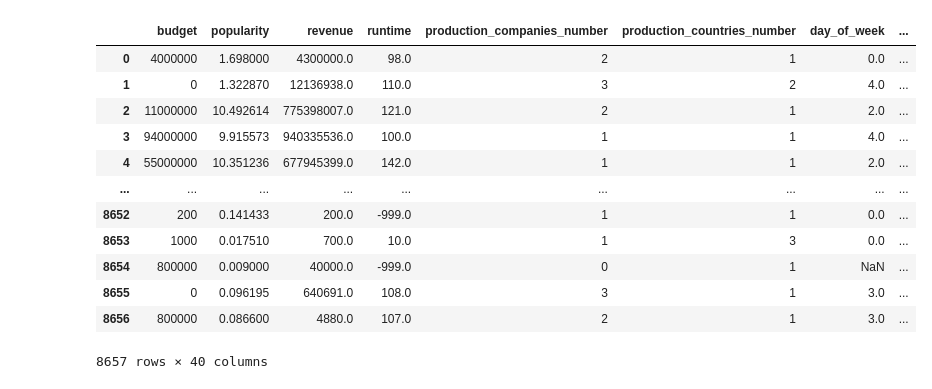
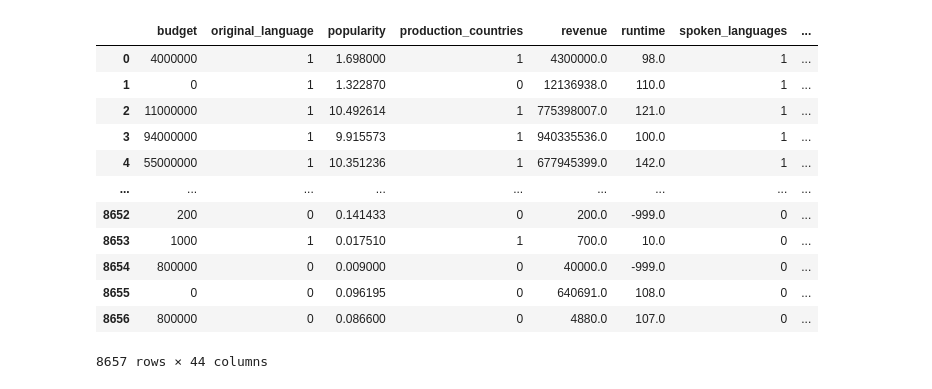
Before and after one commit to scienclick/pde_cap_mrp_zagros, a Jupyter notebook: notebooks/main_notebook.ipynb, the cells around one changed output. Saved outputs shown, nothing was run; the diff lists cells and outputs as text; code cells hidden in the pictures.

```diff
--- a/notebooks/main_notebook.ipynb
+++ b/notebooks/main_notebook.ipynb
@@ -79,7 +79,7 @@ df=    (#1- major cleanups
         .assign(revenue=lambda df_:df_.revenue.replace(0,np.NAN),
             genres=lambda df_:df_.genres.fillna("none"),
             runtime=lambda df_:df_.runtime.fillna(-999),
-            original_language=lambda df_:df_.original_language.fillna("none"),
+            # original_language=lambda df_:df_.original_language.fillna("none"),
             day_of_week_temp=lambda df_:pd.to_datetime(df_.release_date,dayfirst=True),
             day_of_week=lambda f_:f_.day_of_week_temp.apply( lambda d:d.weekday()),
             year=lambda df_:pd.to_datetime(df_.release_date,dayfirst=True).dt.year,
@@ -88,6 +88,9 @@ df=    (#1- major cleanups
             sin_month=lambda df_:(np.sin(2*np.pi*(df_.month-1)/12)).fillna(-999),
             cos_month=lambda df_:(np.cos(2*np.pi*(df_.month-1)/12)).fillna(-999),
             popularity=lambda df_:df_.popularity.apply(lambda x:x.replace(",","")).astype("float") ,
+            original_language=lambda df_:df_.original_language.apply(lambda x:1 if x=="en" else 0),
+            production_countries=lambda df_:df_.production_countries.apply(lambda x:1 if x=="United States of America" else 0),
+            spoken_languages=lambda df_:df_.spoken_languages.apply(lambda x:1 if x=="English" else 0),
 
             )
 
@@ -98,7 +101,7 @@ df=    (#1- major cleanups
                                 prep_data(df_.genres)],axis=1))
         .drop(columns=["imdb_id","original_title",
                     "overview","status","tagline","title","vote_average","vote_count",
-                    "production_companies",	"production_countries","spoken_languages","release_date","day_of_week_temp"])
+                    "production_companies","release_date","day_of_week_temp"])
 
     )
 actors_df=(#2- extracting actor_weights
@@ -143,48 +146,48 @@ data_awards_cleaned=(
                 won_cumsum = lambda df_: df_.groupby("director_name")["won"].transform(pd.Series.cumsum),
                 )
             .set_index(["director_name","year"])
 )
 
 
 def fame_func(director,dt_,stat=0):
 
     try:
         if stat==0:
             return data_awards_cleaned.loc[director][data_awards_cleaned.loc[director].index<=dt_].tail(1).nominated_cumsum.values[0]
         else:
             return data_awards_cleaned.loc[director][data_awards_cleaned.loc[director].index<=dt_].tail(1).won_cumsum.values[0]
 
     except:
         return np.NaN
 
 df=(
     df
     .merge(actors_df,on=['id'],how="left")
     .merge(director_df,on=['id'],how="left")
-    .drop(columns=["id","genres","original_language","spoken_languages_number"] )
+    .drop(columns=["id","genres","spoken_languages_number"] )
 ).assign(
     fame_nominated= lambda df_:df_.apply(lambda df_:fame_func(df_.director_name,df_.year),axis=1),
     fame_won= lambda df_:df_.apply(lambda df_:fame_func(df_.director_name,df_.year,stat=1),axis=1)
 
-).drop(columns=["director_name","fiction","month","year"] )
+).drop(columns=["director_name","fiction","year"] )
 
 
 df_nulls=df.replace(-999,np.NAN)
 df
 # %% [output]
-|  | budget | popularity | revenue | runtime | production_companies_number | production_countries_number | day_of_week | ... |
-| 0 | 4000000 | 1.698000 | 4300000.0 | 98.0 | 2 | 1 | 0.0 | ... |
-| 1 | 0 | 1.322870 | 12136938.0 | 110.0 | 3 | 2 | 4.0 | ... |
-| 2 | 11000000 | 10.492614 | 775398007.0 | 121.0 | 2 | 1 | 2.0 | ... |
-| 3 | 94000000 | 9.915573 | 940335536.0 | 100.0 | 1 | 1 | 4.0 | ... |
-| 4 | 55000000 | 10.351236 | 677945399.0 | 142.0 | 1 | 1 | 2.0 | ... |
+|  | budget | original_language | popularity | production_countries | revenue | runtime | spoken_languages | ... |
+| 0 | 4000000 | 1 | 1.698000 | 1 | 4300000.0 | 98.0 | 1 | ... |
+| 1 | 0 | 1 | 1.322870 | 0 | 12136938.0 | 110.0 | 1 | ... |
+| 2 | 11000000 | 1 | 10.492614 | 1 | 775398007.0 | 121.0 | 1 | ... |
+| 3 | 94000000 | 1 | 9.915573 | 1 | 940335536.0 | 100.0 | 1 | ... |
+| 4 | 55000000 | 1 | 10.351236 | 1 | 677945399.0 | 142.0 | 1 | ... |
 | ... | ... | ... | ... | ... | ... | ... | ... | ... |
-| 8652 | 200 | 0.141433 | 200.0 | -999.0 | 1 | 1 | 0.0 | ... |
-| 8653 | 1000 | 0.017510 | 700.0 | 10.0 | 1 | 3 | 0.0 | ... |
-| 8654 | 800000 | 0.009000 | 40000.0 | -999.0 | 0 | 1 | NaN | ... |
-| 8655 | 0 | 0.096195 | 640691.0 | 108.0 | 3 | 1 | 3.0 | ... |
-| 8656 | 800000 | 0.086600 | 4880.0 | 107.0 | 2 | 1 | 3.0 | ... |
+| 8652 | 200 | 0 | 0.141433 | 0 | 200.0 | -999.0 | 0 | ... |
+| 8653 | 1000 | 1 | 0.017510 | 1 | 700.0 | 10.0 | 0 | ... |
+| 8654 | 800000 | 0 | 0.009000 | 0 | 40000.0 | -999.0 | 0 | ... |
+| 8655 | 0 | 0 | 0.096195 | 0 | 640691.0 | 108.0 | 0 | ... |
+| 8656 | 800000 | 0 | 0.086600 | 0 | 4880.0 | 107.0 | 0 | ... |
-8657 rows × 40 columns
+8657 rows × 44 columns
 # %%
 msno.matrix(df)
 # %% [output]
```
Also changed, not shown: parts of 12 cells of this notebook.
